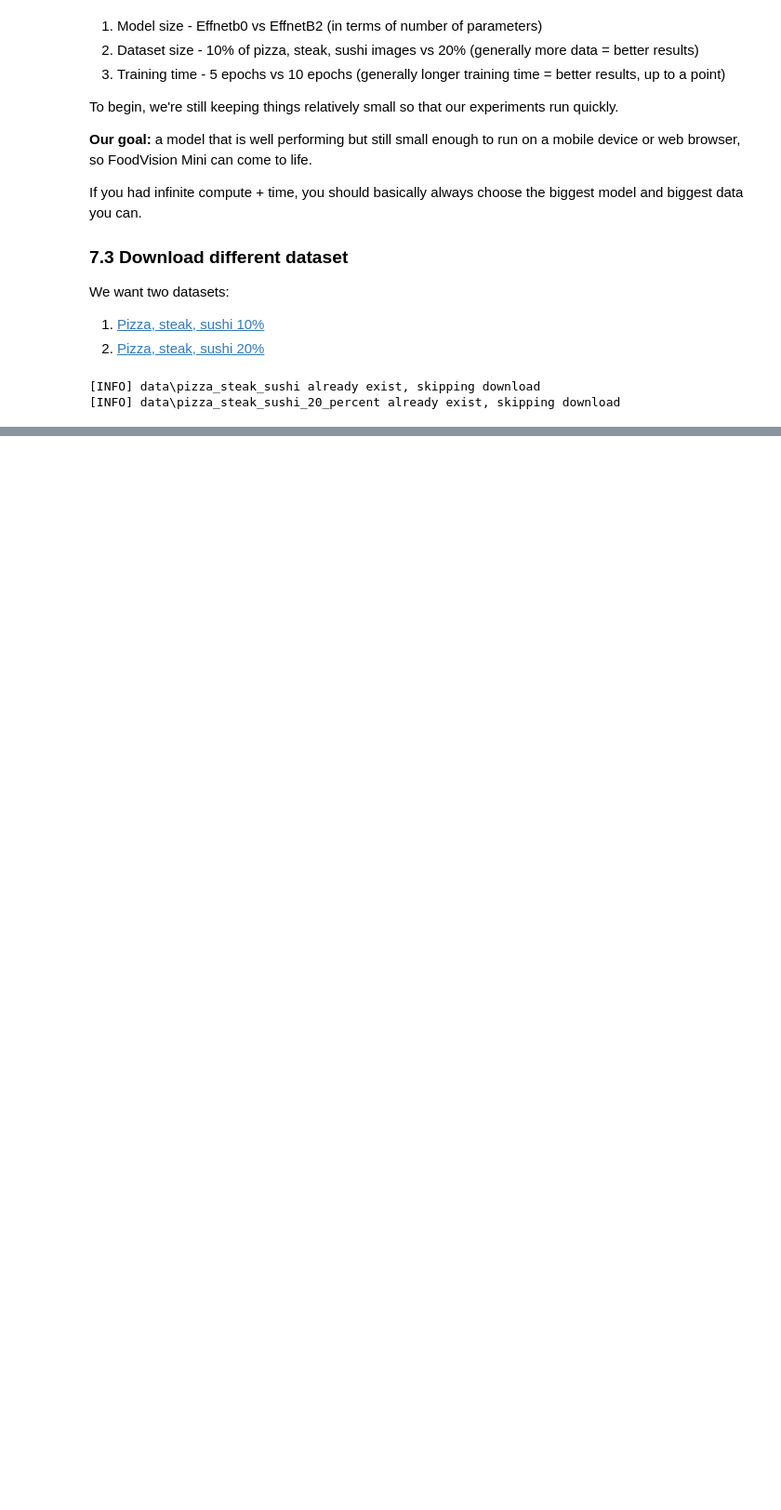
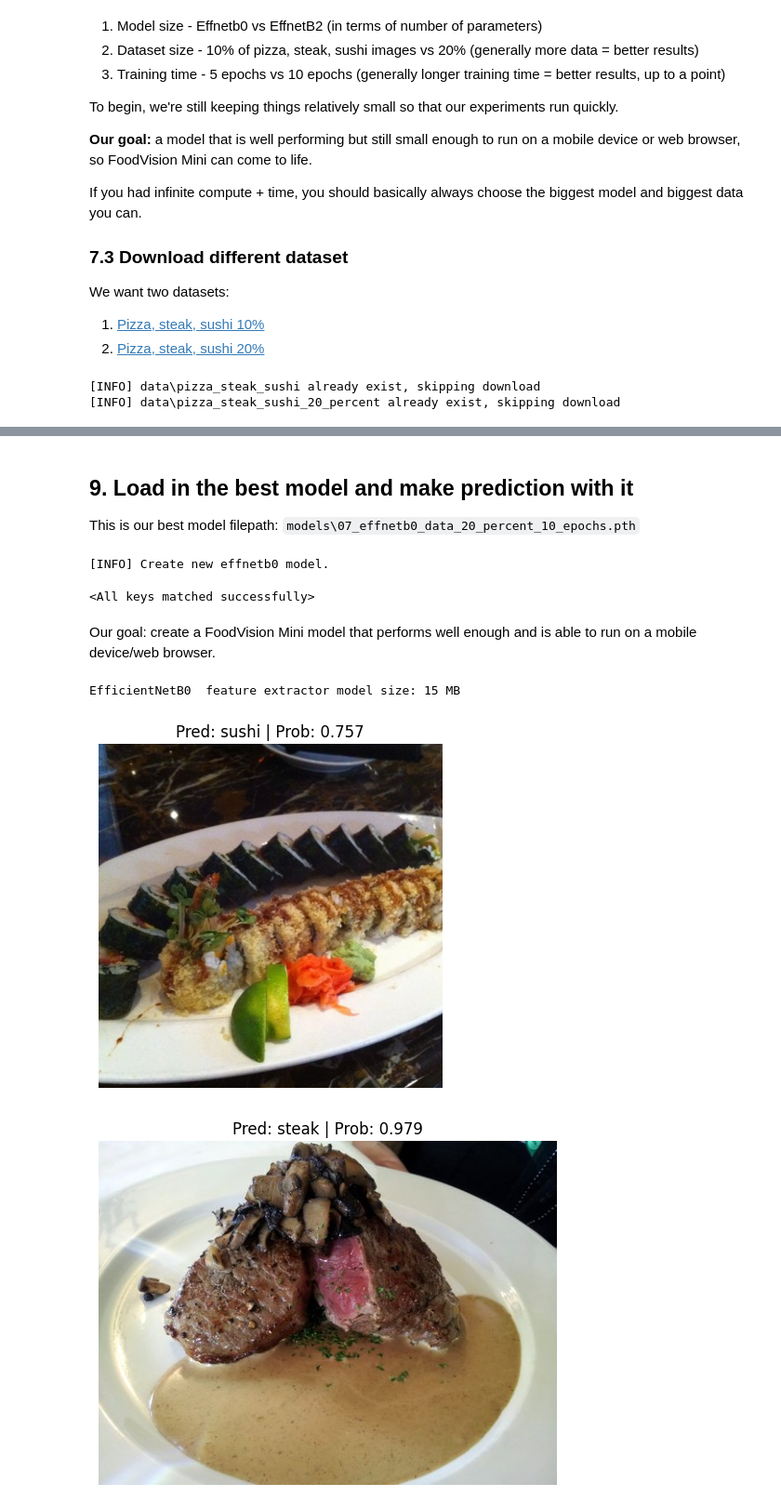
Before and after one commit to VanLinLin/PyTorch-for-Deep-Learning-Bootcamp, a Jupyter notebook: 07_pytorch_experiment_tracking.ipynb, the cells around one changed output, grey strips where cells are left out. Shown at 93% size. Saved outputs shown, nothing was run; the diff lists cells and outputs as text; code cells hidden in the pictures; blank space fills up the shorter version.

```diff
--- a/07_pytorch_experiment_tracking.ipynb
+++ b/07_pytorch_experiment_tracking.ipynb
@@ -575,0 +606,13 @@ data_20_percent_path = download_data(source='https://github.com/mrdbourke/pytorc
+# %%
+BATCH_SIZE = 32
+
+# Create 10% training and testing DataLoaders
+train_dataloader_10_precent, test_dataloader, class_names = create_dataloaders(train_dir=train_dir_10_precent, test_dir=test_dir,transform=single_transform, batch_size=BATCH_SIZE)
+
+# Create 20% training and testing DataLoaders
+train_dataloader_20_precent, test_dataloader, class_names = create_dataloaders(train_dir=train_dir_20_precent, test_dir=test_dir,transform=single_transform, batch_size=BATCH_SIZE)
+
+print(F"Number of batches of size {BATCH_SIZE} in 10% train data: {len(train_dataloader_10_precent)}")
+print(F"Number of batches of size {BATCH_SIZE} in 20% train data: {len(train_dataloader_20_precent)}")
+print(F"Number of batches of size {BATCH_SIZE} in 10% test data: {len(test_dataloader)}")
+print(F"Class names: {class_names}")
@@ -575,0 +995,47 @@ data_20_percent_path = download_data(source='https://github.com/mrdbourke/pytorc
+# %% [markdown]
+## 9. Load in the best model and make prediction with it
+
+This is our best model filepath: `models\07_effnetb0_data_20_percent_10_epochs.pth`
+# %%
+# Setup best model filepath
+best_model_path = r"models\07_effnetb0_data_20_percent_10_epochs.pth"
+
+# Instantiate a new instance of EffNetB0 (to load in the saved state_dict())
+best_model = create_effnetb0()
+
+# Load the saved best model state_dict()
+best_model.load_state_dict(torch.load(f=best_model_path))
+# %% [output]
+[INFO] Create new effnetb0 model.
+<All keys matched successfully>
+# %% [markdown]
+Our goal: create a FoodVision Mini model that performs well enough and is able to run on a mobile device/web browser.
+# %%
+# Check the model file size
+from pathlib import Path
+
+
+# Get the model size in bytes then convert it to megabytes
+effnetb0_model_size = Path(best_model_path).stat().st_size // (1024*1024)
+print(F"EfficientNetB0  feature extractor model size: {effnetb0_model_size} MB")
+# %% [output]
+EfficientNetB0  feature extractor model size: 15 MB
+# %%
+# Import function to make prediction on image and plot them
+from going_modular.predictions import pred_and_plot_image
+
+# Get a random list of 3 image path names from the test dataset
+import random
+num_images_to_plot = 3
+test_image_path_list = list(Path(data_20_percent_path / 'test').glob('*/*.jpg'))
+test_image_path_sample = random.sample(population=test_image_path_list,
+                                       k=num_images_to_plot)
+
+for image_path in test_image_path_sample:
+    pred_and_plot_image(model=best_model,
+                        class_names=class_names,
+                        image_path=image_path,
+                        image_size=(224, 224))
+# %% [output]
+[figure, added]
+[figure, added]
```
Also changed, not shown: parts of 25 cells of this notebook, 11 other files.
